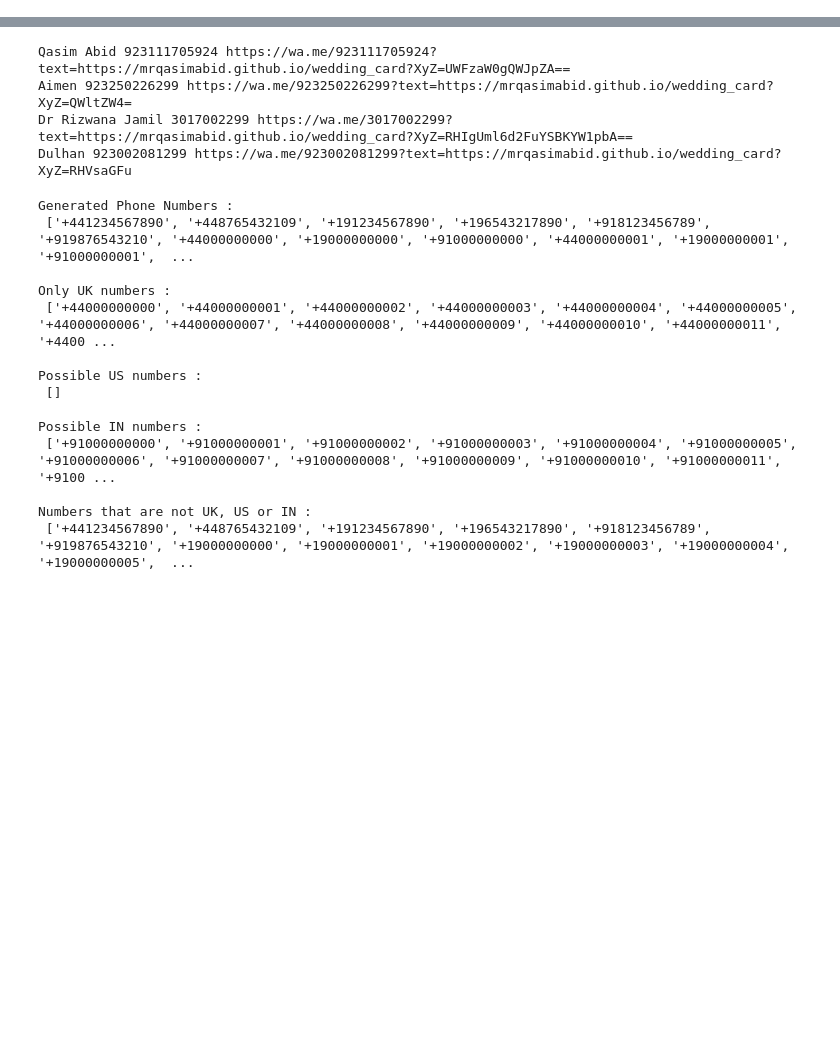
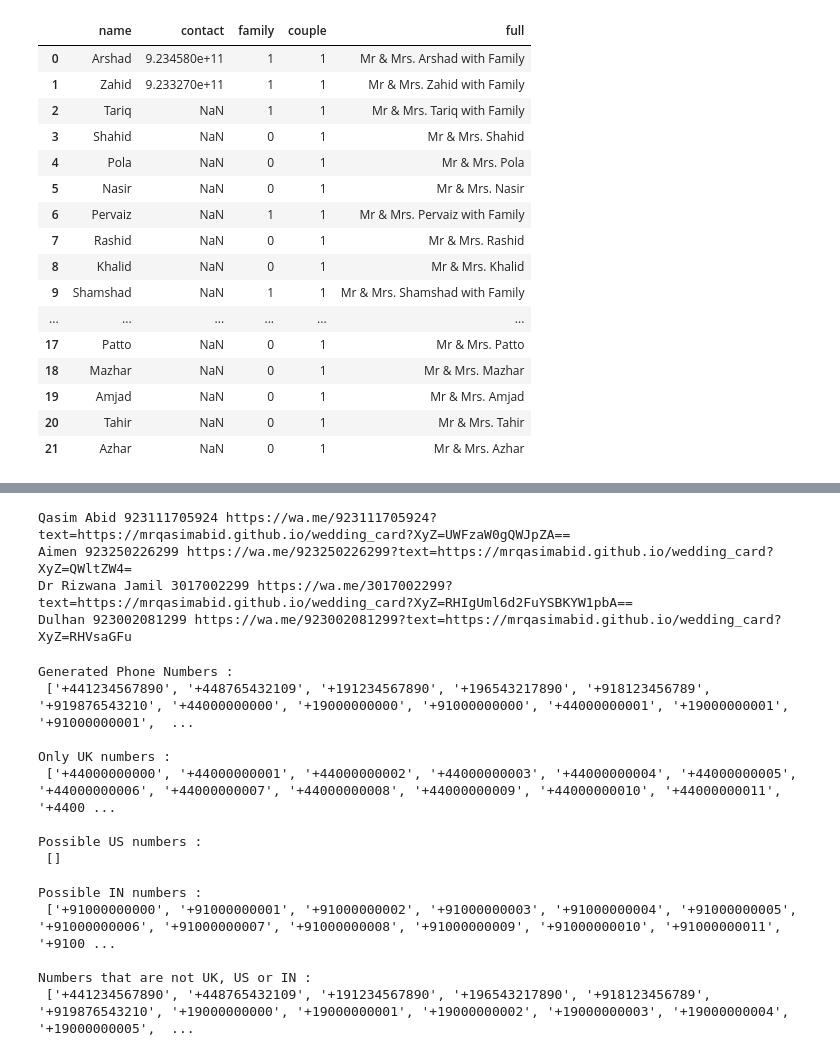
Before and after one commit to mrqasimabid/wedding_card, a Jupyter notebook: notebook.ipynb, the cells around one changed output, grey strips where cells are left out. Saved outputs shown, nothing was run; the diff lists cells and outputs as text; code cells hidden in the pictures; blank space fills up the shorter version.

```diff
--- a/notebook.ipynb
+++ b/notebook.ipynb
@@ -13,3 +44,23 @@ data.head()
+# %%
+data
+# %% [output]
+|  | name | contact | family | couple | full |
+| 0 | Arshad | 9.234580e+11 | 1 | 1 | Mr & Mrs. Arshad with Family |
+| 1 | Zahid | 9.233270e+11 | 1 | 1 | Mr & Mrs. Zahid with Family |
+| 2 | Tariq | NaN | 1 | 1 | Mr & Mrs. Tariq with Family |
+| 3 | Shahid | NaN | 0 | 1 | Mr & Mrs. Shahid |
+| 4 | Pola | NaN | 0 | 1 | Mr & Mrs. Pola |
+| 5 | Nasir | NaN | 0 | 1 | Mr & Mrs. Nasir |
+| 6 | Pervaiz | NaN | 1 | 1 | Mr & Mrs. Pervaiz with Family |
+| 7 | Rashid | NaN | 0 | 1 | Mr & Mrs. Rashid |
+| 8 | Khalid | NaN | 0 | 1 | Mr & Mrs. Khalid |
+| 9 | Shamshad | NaN | 1 | 1 | Mr & Mrs. Shamshad with Family |
+| ... | ... | ... | ... | ... | ... |
+| 17 | Patto | NaN | 0 | 1 | Mr & Mrs. Patto |
+| 18 | Mazhar | NaN | 0 | 1 | Mr & Mrs. Mazhar |
+| 19 | Amjad | NaN | 0 | 1 | Mr & Mrs. Amjad |
+| 20 | Tahir | NaN | 0 | 1 | Mr & Mrs. Tahir |
+| 21 | Azhar | NaN | 0 | 1 | Mr & Mrs. Azhar |
 # %%
 def encode(name):
     enc= base64.b64encode(name.encode()).decode("utf-8")
```
Also changed, not shown: parts of 5 cells of this notebook, 4 other files.
